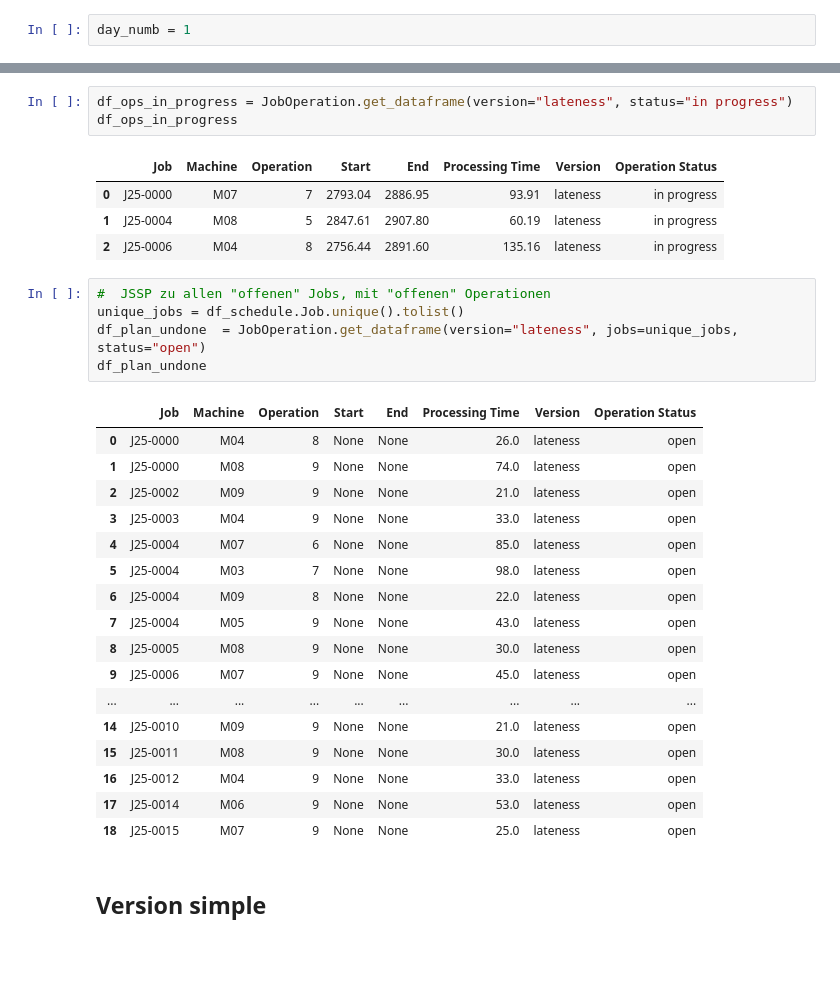
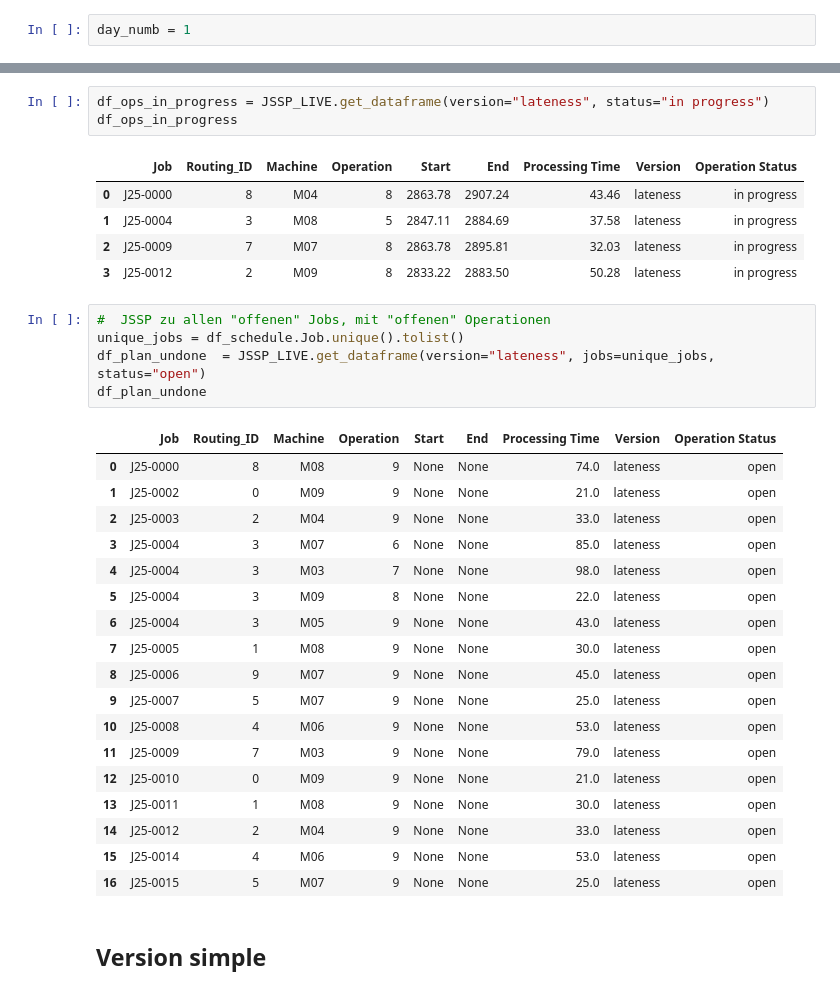
Before and after one commit to konrad-adamski/HTWD_Minimalinvasives_Job-Shop_Scheduling, a Jupyter notebook: notebooks/23_CP_Scheduling_Lateness with ReadyTime/03_Rollling Rescheduling Simple-DBversion.ipynb, the cells around one changed output, grey strips where cells are left out. Cells and saved outputs as stored; diff of their text form; blank space fills up the shorter version.

```diff
--- a/notebooks/23_CP_Scheduling_Lateness with ReadyTime/03_Rollling Rescheduling Simple-DBversion.ipynb
+++ b/notebooks/23_CP_Scheduling_Lateness with ReadyTime/03_Rollling Rescheduling Simple-DBversion.ipynb
@@ -116,34 +117,36 @@ df_schedule
 # %%
-df_ops_in_progress = JobOperation.get_dataframe(version="lateness", status="in progress")
+df_ops_in_progress = JSSP_LIVE.get_dataframe(version="lateness", status="in progress")
 df_ops_in_progress
 # %% [output]
-|  | Job | Machine | Operation | Start | End | Processing Time | Version | Operation Status |
-| 0 | J25-0000 | M07 | 7 | 2793.04 | 2886.95 | 93.91 | lateness | in progress |
-| 1 | J25-0004 | M08 | 5 | 2847.61 | 2907.80 | 60.19 | lateness | in progress |
-| 2 | J25-0006 | M04 | 8 | 2756.44 | 2891.60 | 135.16 | lateness | in progress |
+|  | Job | Routing_ID | Machine | Operation | Start | End | Processing Time | Version | Operation Status |
+| 0 | J25-0000 | 8 | M04 | 8 | 2863.78 | 2907.24 | 43.46 | lateness | in progress |
+| 1 | J25-0004 | 3 | M08 | 5 | 2847.11 | 2884.69 | 37.58 | lateness | in progress |
+| 2 | J25-0009 | 7 | M07 | 8 | 2863.78 | 2895.81 | 32.03 | lateness | in progress |
+| 3 | J25-0012 | 2 | M09 | 8 | 2833.22 | 2883.50 | 50.28 | lateness | in progress |
 # %%
 #  JSSP zu allen "offenen" Jobs, mit "offenen" Operationen
 unique_jobs = df_schedule.Job.unique().tolist()
-df_plan_undone  = JobOperation.get_dataframe(version="lateness", jobs=unique_jobs, status="open")
+df_plan_undone  = JSSP_LIVE.get_dataframe(version="lateness", jobs=unique_jobs, status="open")
 df_plan_undone
 # %% [output]
-|  | Job | Machine | Operation | Start | End | Processing Time | Version | Operation Status |
-| 0 | J25-0000 | M04 | 8 | None | None | 26.0 | lateness | open |
-| 1 | J25-0000 | M08 | 9 | None | None | 74.0 | lateness | open |
-| 2 | J25-0002 | M09 | 9 | None | None | 21.0 | lateness | open |
-| 3 | J25-0003 | M04 | 9 | None | None | 33.0 | lateness | open |
-| 4 | J25-0004 | M07 | 6 | None | None | 85.0 | lateness | open |
-| 5 | J25-0004 | M03 | 7 | None | None | 98.0 | lateness | open |
-| 6 | J25-0004 | M09 | 8 | None | None | 22.0 | lateness | open |
-| 7 | J25-0004 | M05 | 9 | None | None | 43.0 | lateness | open |
-| 8 | J25-0005 | M08 | 9 | None | None | 30.0 | lateness | open |
-| 9 | J25-0006 | M07 | 9 | None | None | 45.0 | lateness | open |
-| ... | ... | ... | ... | ... | ... | ... | ... | ... |
-| 14 | J25-0010 | M09 | 9 | None | None | 21.0 | lateness | open |
-| 15 | J25-0011 | M08 | 9 | None | None | 30.0 | lateness | open |
-| 16 | J25-0012 | M04 | 9 | None | None | 33.0 | lateness | open |
-| 17 | J25-0014 | M06 | 9 | None | None | 53.0 | lateness | open |
-| 18 | J25-0015 | M07 | 9 | None | None | 25.0 | lateness | open |
+|  | Job | Routing_ID | Machine | Operation | Start | End | Processing Time | Version | Operation Status |
+| 0 | J25-0000 | 8 | M08 | 9 | None | None | 74.0 | lateness | open |
+| 1 | J25-0002 | 0 | M09 | 9 | None | None | 21.0 | lateness | open |
+| 2 | J25-0003 | 2 | M04 | 9 | None | None | 33.0 | lateness | open |
+| 3 | J25-0004 | 3 | M07 | 6 | None | None | 85.0 | lateness | open |
+| 4 | J25-0004 | 3 | M03 | 7 | None | None | 98.0 | lateness | open |
+| 5 | J25-0004 | 3 | M09 | 8 | None | None | 22.0 | lateness | open |
+| 6 | J25-0004 | 3 | M05 | 9 | None | None | 43.0 | lateness | open |
+| 7 | J25-0005 | 1 | M08 | 9 | None | None | 30.0 | lateness | open |
+| 8 | J25-0006 | 9 | M07 | 9 | None | None | 45.0 | lateness | open |
+| 9 | J25-0007 | 5 | M07 | 9 | None | None | 25.0 | lateness | open |
+| 10 | J25-0008 | 4 | M06 | 9 | None | None | 53.0 | lateness | open |
+| 11 | J25-0009 | 7 | M03 | 9 | None | None | 79.0 | lateness | open |
+| 12 | J25-0010 | 0 | M09 | 9 | None | None | 21.0 | lateness | open |
+| 13 | J25-0011 | 1 | M08 | 9 | None | None | 30.0 | lateness | open |
+| 14 | J25-0012 | 2 | M04 | 9 | None | None | 33.0 | lateness | open |
+| 15 | J25-0014 | 4 | M06 | 9 | None | None | 53.0 | lateness | open |
+| 16 | J25-0015 | 5 | M07 | 9 | None | None | 25.0 | lateness | open |
 # %% [markdown]
 ## Version simple
 # %%
```
Also changed, not shown: parts of 15 cells of this notebook.
